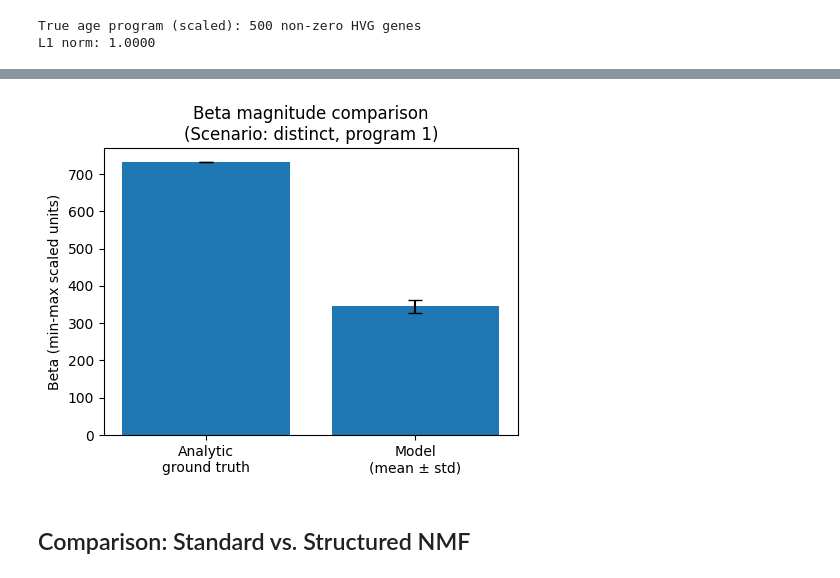
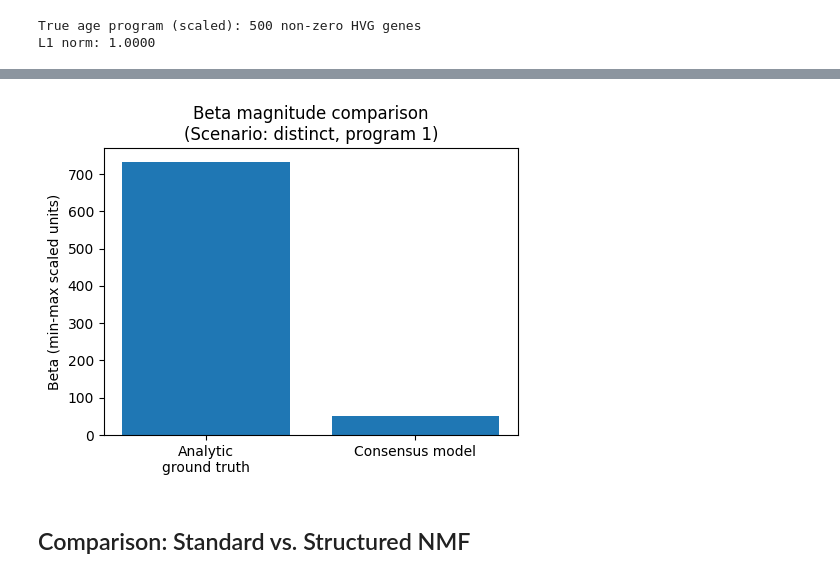
Before and after one commit to cellarium-ai/cellarium-ml, a Jupyter notebook: notebooks/cnmf_structured_demo.ipynb, the cells around one changed output, grey strips where cells are left out. Saved outputs shown, nothing was run; the diff lists cells and outputs as text; code cells hidden in the pictures.

```diff
--- a/notebooks/cnmf_structured_demo.ipynb
+++ b/notebooks/cnmf_structured_demo.ipynb
@@ -24,8 +24,8 @@ BATCH_SIZE = 512                # training batch size
 LATENT_DIM = 64                 # encoder latent dimension
 
 # Set these AFTER viewing the stability plots below
-BEST_K_STANDARD = 9
-BEST_K_STRUCTURED = 9
+BEST_K_STANDARD = 7
+BEST_K_STRUCTURED = 7
 
 SEED = 0
 # %%
@@ -757,31 +769,84 @@ plt.show()
 # %%
-# Analytic ground truth Beta (min-max scaling model):
-# The simulation adds: delta_X[i, g] = age_i * effect_scale * w_age_raw_hvg[g] / scale_g_hvg[g]
-# The model uses: H_struct_i = M_scaled_i * Beta_j, where M_scaled = (age - min_age) / range_age
-# Matching age-varying parts:
-#   (age_i - min_age) / range_age * Beta_j = effect_scale * ||w_scaled||_L1 * age_i  [age-varying part]
-# => Beta_true ≈ range_age * effect_scale * ||w_scaled||_L1
-range_age = float(ages_per_cell.max() - ages_per_cell.min())
-beta_true_analytic = float(range_age * effect_scale * np.abs(w_age_true_scaled).sum())
-print(f"Analytic ground truth Beta (min-max units): {beta_true_analytic:.4f}")
-print(f"  (range_age={range_age:.2f}, effect_scale={effect_scale:.2f}, ||w_scaled||_L1={np.abs(w_age_true_scaled).sum():.4f})")
+from cellarium.ml.models.nmf_structured import solve_structure_aware_nnls_fista
+import math
 
-# Model Beta: load checkpoint and read beta_{k}_rdk buffer for the best program
 ckpt_module = CellariumModule.load_from_checkpoint(
     "nmf_checkpoints/structured_nmf.ckpt", map_location="cpu", strict=False
 )
-beta_rdk = getattr(ckpt_module.model, f"beta_{BEST_K_STRUCTURED}_rdk").detach()  # (R, D, K)
-beta_model_per_replicate = beta_rdk[:, 0, best_prog_idx].numpy()  # (R,) — one per replicate
-beta_model_mean = float(beta_model_per_replicate.mean())
-beta_model_std = float(beta_model_per_replicate.std())
+model = ckpt_module.model
+k = BEST_K_STRUCTURED
+P = model.n_metadata_programs
 
-print(f"Model Beta (program {best_prog_idx}): mean={beta_model_mean:.4f}, std={beta_model_std:.4f}")
-print(f"Ratio model/truth: {beta_model_mean / (beta_true_analytic + 1e-8):.3f}")
+# Beta_true derivation:
+# Simulation: x_scaled[i, g] += age_i * effect_scale * w_age_raw_hvg[g] / scale_g_hvg[g]
+# NMF factor: W[0] = w_age_true_scaled / ||w_age_true_scaled||_1  (L1-normalized)
+# => H_total[i, 0] ≈ age_i * effect_scale * ||w_age_true_scaled||_1  (age-varying part)
+# OLS target: H[i, 0] = Beta * M_scaled[i] = Beta * (age_i - min_age) / range_age
+# Slope:      Beta = range_age * effect_scale * ||w_age_true_scaled||_1
+
+range_age = float(ages_per_cell.max() - ages_per_cell.min())
+beta_true_analytic = range_age * effect_scale * float(np.abs(w_age_true_scaled).sum())
+
+print(f"Analytic ground truth Beta (min-max units): {beta_true_analytic:.4f}")
+print(f"  range_age={range_age:.2f}, effect_scale={effect_scale:.4f}, ||w_scaled||_L1={np.abs(w_age_true_scaled).sum():.4f}")
+
+# Use the consensus W for FISTA — one factor matrix, not per-replicate
+# consensus_D_kg: (K, G_hvg), already defined above
+W_1kg = consensus_D_kg.unsqueeze(0).float()  # (1, K, G_hvg)
+wwT_1kk = torch.einsum("rkg,rhg->rkh", W_1kg, W_1kg)  # (1, K, K)
+
+ols = StreamingOrdinaryLeastSquares(
+    var_names_g=np.array([f"meta_{d}" for d in range(model.n_metadata)]),
+    n_targets=P,
+)
+
+scale_g_t = torch.from_numpy(scale_g_hvg).float()
+X_raw_hvg = pbmc_sim.X[:, hvg_mask]
+if scipy.sparse.issparse(X_raw_hvg):
+    X_raw_hvg = X_raw_hvg.toarray()
+X_raw_hvg = X_raw_hvg.astype(np.float32)
+
+BATCH_SIZE_INFER = 512
+N_FISTA_ITER = 200
+
+with torch.no_grad():
+    for start in range(0, pbmc_sim.n_obs, BATCH_SIZE_INFER):
+        end = min(start + BATCH_SIZE_INFER, pbmc_sim.n_obs)
+        n_batch = end - start
+        x_batch = torch.from_numpy(X_raw_hvg[start:end]) / scale_g_t
+        m_batch = torch.from_numpy(M_raw[start:end])
+
+        nan_mask = m_batch.isnan().any(dim=1)
+        n_valid = int((~nan_mask).sum().item())
+        m_scaled = ((m_batch - model.min_M_global_d) / model.range_M_global_d).clamp(0, 1)
+        m_scaled = m_scaled.nan_to_num(0.0)
+        M_c = (m_scaled - model.mu_M_scaled_d).masked_fill(nan_mask.unsqueeze(1), 0.0)
+        M_c = M_c / math.sqrt(max(n_valid, 1))
+
+        WxT_1kn = torch.einsum("rkg,ng->rkn", W_1kg, x_batch)  # (1, K, N)
+
+        H_total_1kn = solve_structure_aware_nnls_fista(
+            AtA=wwT_1kk,
+            AtB=WxT_1kn,
+            initial_x=torch.zeros(1, k, n_batch),
+            M_c_nd=M_c,
+            mu_H_rk=torch.zeros(1, k),     # no EMA centering for consensus inference
+            lambda_align=model.lambda_align,
+            # n_metadata_programs=model.n_metadata_programs,
+            max_iter=N_FISTA_ITER,
+        )
+        H_nominated = H_total_1kn.transpose(-2, -1)[0, :, :P]  # (N, P)
+        ols.update(m_scaled, H_nominated)
+
+beta_dp = ols.solve().clamp(min=0.0)  # (D, P)
+beta_consensus = float(beta_dp[0, 0].item())  # D=1 age, program best_prog_idx
+
+print(f"Consensus Beta (program {best_prog_idx}): {beta_consensus:.4f}")
+print(f"Ratio model/truth: {beta_consensus / (beta_true_analytic + 1e-8):.3f}")
 
 fig, ax = plt.subplots(figsize=(5, 4))
-ax.bar(["Analytic\nground truth", "Model\n(mean ± std)"],
-       [beta_true_analytic, beta_model_mean],
-       yerr=[0, beta_model_std], capsize=5)
+ax.bar(["Analytic\nground truth", "Consensus model"],
+       [beta_true_analytic, beta_consensus])
 ax.set_ylabel("Beta (min-max scaled units)")
 ax.set_title(f"Beta magnitude comparison\n(Scenario: {SCENARIO}, program {best_prog_idx})")
 plt.tight_layout()
@@ -794,4 +859,4 @@ Ratio model/truth: 0.471
-[figure, old version]
+[figure, new version]
 # %% [markdown]
 ## Comparison: Standard vs. Structured NMF
 # %%
```
Also changed, not shown: parts of 16 cells of this notebook, 2 other files.
